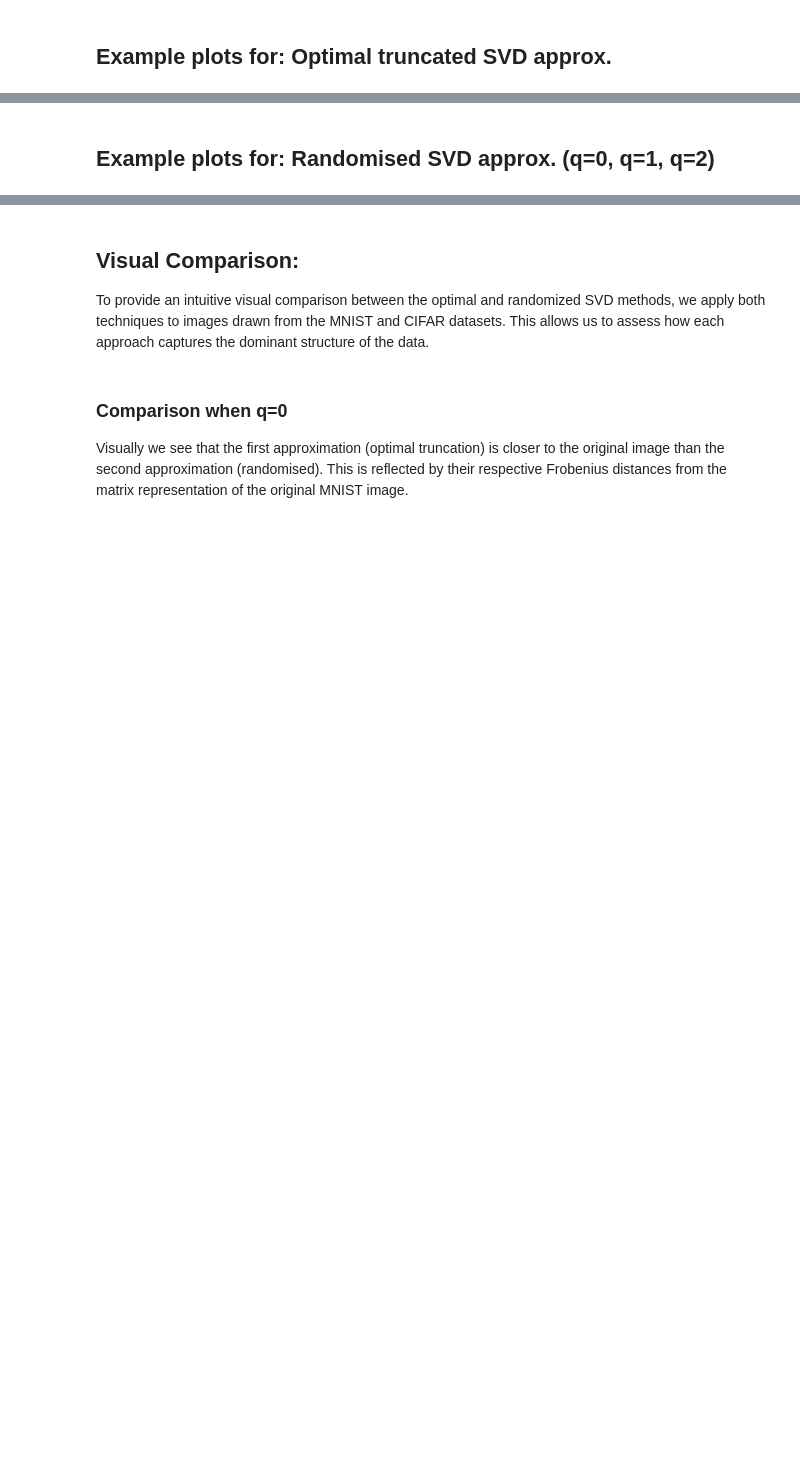
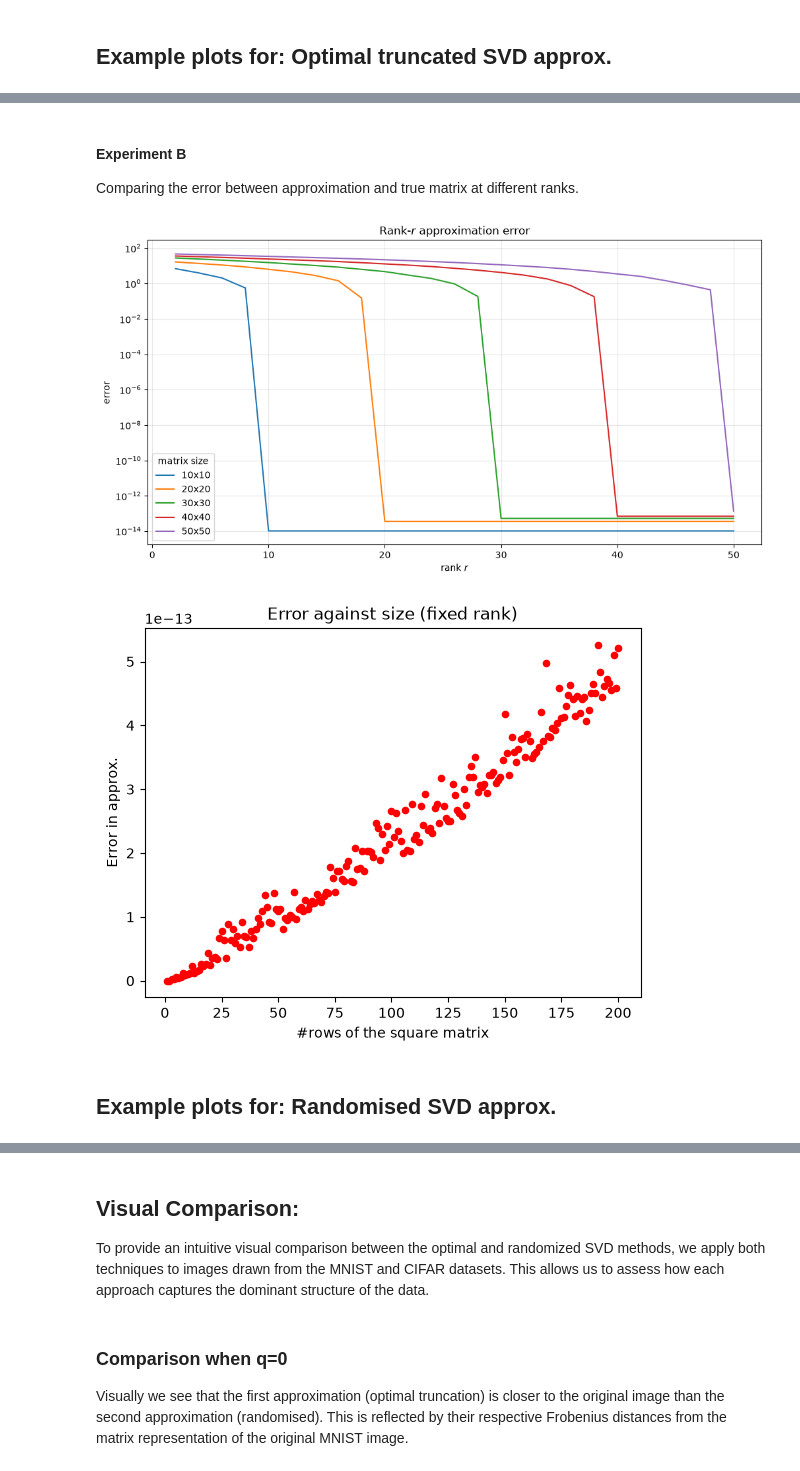
Before and after one commit to BSL-R/Low-rank-and-sparse-structured-approximations-for-large-linear-maps, a Jupyter notebook: low_rank.ipynb, the cells around one changed output, grey strips where cells are left out. Cells and saved outputs as stored; diff of their text form; code cells hidden in the pictures; blank space fills up the shorter version.

```diff
--- a/low_rank.ipynb
+++ b/low_rank.ipynb
@@ -438,2 +460,13 @@ svd_fixed_rank_perturbation_plot(A, 2, 'fro', 1500, svd_optimal, {}, )
+# %% [markdown]
+#### Experiment B
+
+Comparing the error between approximation and true matrix at different ranks.
+# %%
+error_ranksize_semilogy(50, 50, 'fro', svd_optimal, {}, np.random.normal, {'loc':0, 'scale':1})
+
+error_ranksize_plot(200, 200, 'fro', svd_optimal, {}, np.random.normal, {'loc':0, 'scale':1})
+# %% [output]
+[figure, added]
+[figure, added]
 # %% [markdown]
-## Example plots for: Randomised SVD approx. (q=0, q=1, q=2)
+## Example plots for: Randomised SVD approx.
```
Also changed, not shown: parts of 30 cells of this notebook.
